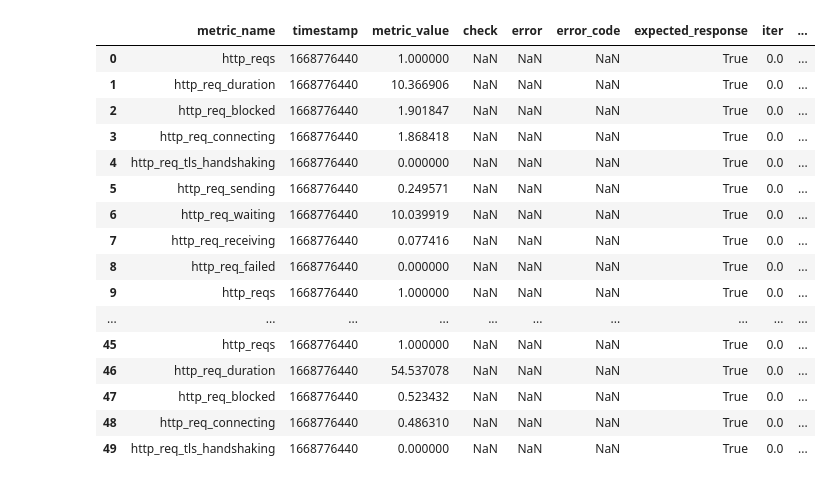
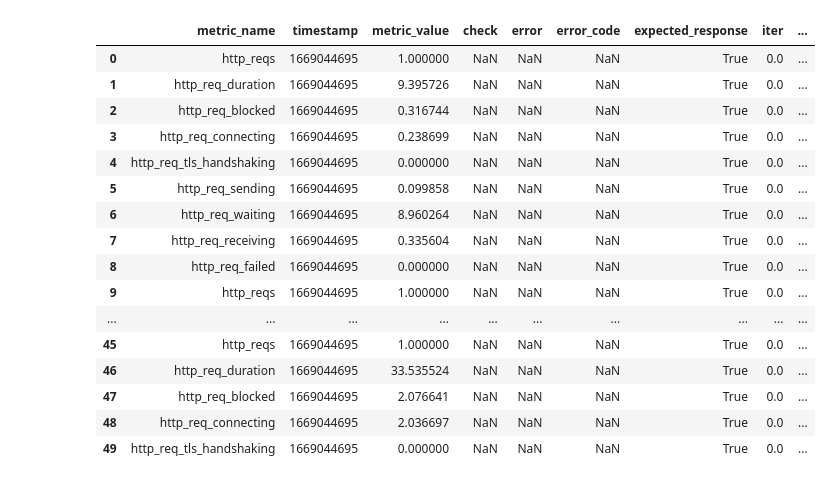
Before and after one commit to njapke/cloud-benchmark-conductor, a Jupyter notebook: analysis/bootstraping-app2.ipynb, the cells around one changed output. Cells and saved outputs as stored; diff of their text form; code cells hidden in the pictures.

```diff
--- a/analysis/bootstraping-app2.ipynb
+++ b/analysis/bootstraping-app2.ipynb
@@ -8,37 +8,36 @@ from numpy.random import default_rng
 from scipy.stats import ttest_ind
 rng = default_rng()
 # %%
-# benchmarkName = "ab-main-main-2022-11-18T12:39:17+01:00"
-# benchmarkName = "ab-main-main-2022-11-19T13:55:24+01:00"
+benchmarkName = "ab-main-main-2022-11-21T16:30:12+01:00"
 # benchmarkName = "ab-main-perf-issue-clean-path-2022-11-18T13:01:36+01:00"
 # benchmarkName = "ab-main-perf-issue-request-id-2022-11-18T13:26:18+01:00"
-benchmarkName = "ab-main-perf-issue-basic-auth-2022-11-18T13:59:15+01:00"
+# benchmarkName = "ab-main-perf-issue-basic-auth-2022-11-18T13:59:15+01:00"
 maxCutoffDuration = 120
 # maxCutoffDuration = 660
 
 benchmarkPrettyName = "-".join(benchmarkName.split("-")[:-3])
 df1 = pd.read_csv(f"../results/fbs/{benchmarkName}/v1.csv.gz")
 df2 = pd.read_csv(f"../results/fbs/{benchmarkName}/v2.csv.gz")
 df = pd.concat([df1, df2])
 df.head(n=50)
 # %% [output]
 |  | metric_name | timestamp | metric_value | check | error | error_code | expected_response | iter | ... |
-| 0 | http_reqs | 1668776440 | 1.000000 | NaN | NaN | NaN | True | 0.0 | ... |
-| 1 | http_req_duration | 1668776440 | 10.366906 | NaN | NaN | NaN | True | 0.0 | ... |
-| 2 | http_req_blocked | 1668776440 | 1.901847 | NaN | NaN | NaN | True | 0.0 | ... |
-| 3 | http_req_connecting | 1668776440 | 1.868418 | NaN | NaN | NaN | True | 0.0 | ... |
-| 4 | http_req_tls_handshaking | 1668776440 | 0.000000 | NaN | NaN | NaN | True | 0.0 | ... |
-| 5 | http_req_sending | 1668776440 | 0.249571 | NaN | NaN | NaN | True | 0.0 | ... |
-| 6 | http_req_waiting | 1668776440 | 10.039919 | NaN | NaN | NaN | True | 0.0 | ... |
-| 7 | http_req_receiving | 1668776440 | 0.077416 | NaN | NaN | NaN | True | 0.0 | ... |
-| 8 | http_req_failed | 1668776440 | 0.000000 | NaN | NaN | NaN | True | 0.0 | ... |
-| 9 | http_reqs | 1668776440 | 1.000000 | NaN | NaN | NaN | True | 0.0 | ... |
+| 0 | http_reqs | 1669044695 | 1.000000 | NaN | NaN | NaN | True | 0.0 | ... |
+| 1 | http_req_duration | 1669044695 | 9.395726 | NaN | NaN | NaN | True | 0.0 | ... |
+| 2 | http_req_blocked | 1669044695 | 0.316744 | NaN | NaN | NaN | True | 0.0 | ... |
+| 3 | http_req_connecting | 1669044695 | 0.238699 | NaN | NaN | NaN | True | 0.0 | ... |
+| 4 | http_req_tls_handshaking | 1669044695 | 0.000000 | NaN | NaN | NaN | True | 0.0 | ... |
+| 5 | http_req_sending | 1669044695 | 0.099858 | NaN | NaN | NaN | True | 0.0 | ... |
+| 6 | http_req_waiting | 1669044695 | 8.960264 | NaN | NaN | NaN | True | 0.0 | ... |
+| 7 | http_req_receiving | 1669044695 | 0.335604 | NaN | NaN | NaN | True | 0.0 | ... |
+| 8 | http_req_failed | 1669044695 | 0.000000 | NaN | NaN | NaN | True | 0.0 | ... |
+| 9 | http_reqs | 1669044695 | 1.000000 | NaN | NaN | NaN | True | 0.0 | ... |
 | ... | ... | ... | ... | ... | ... | ... | ... | ... | ... |
-| 45 | http_reqs | 1668776440 | 1.000000 | NaN | NaN | NaN | True | 0.0 | ... |
-| 46 | http_req_duration | 1668776440 | 54.537078 | NaN | NaN | NaN | True | 0.0 | ... |
-| 47 | http_req_blocked | 1668776440 | 0.523432 | NaN | NaN | NaN | True | 0.0 | ... |
-| 48 | http_req_connecting | 1668776440 | 0.486310 | NaN | NaN | NaN | True | 0.0 | ... |
-| 49 | http_req_tls_handshaking | 1668776440 | 0.000000 | NaN | NaN | NaN | True | 0.0 | ... |
+| 45 | http_reqs | 1669044695 | 1.000000 | NaN | NaN | NaN | True | 0.0 | ... |
+| 46 | http_req_duration | 1669044695 | 33.535524 | NaN | NaN | NaN | True | 0.0 | ... |
+| 47 | http_req_blocked | 1669044695 | 2.076641 | NaN | NaN | NaN | True | 0.0 | ... |
+| 48 | http_req_connecting | 1669044695 | 2.036697 | NaN | NaN | NaN | True | 0.0 | ... |
+| 49 | http_req_tls_handshaking | 1669044695 | 0.000000 | NaN | NaN | NaN | True | 0.0 | ... |
 # %%
 df_req_durations = df[df['metric_name'] == 'http_req_duration'].copy()
 
```
Also changed, not shown: parts of 6 cells of this notebook, 11 other files.
